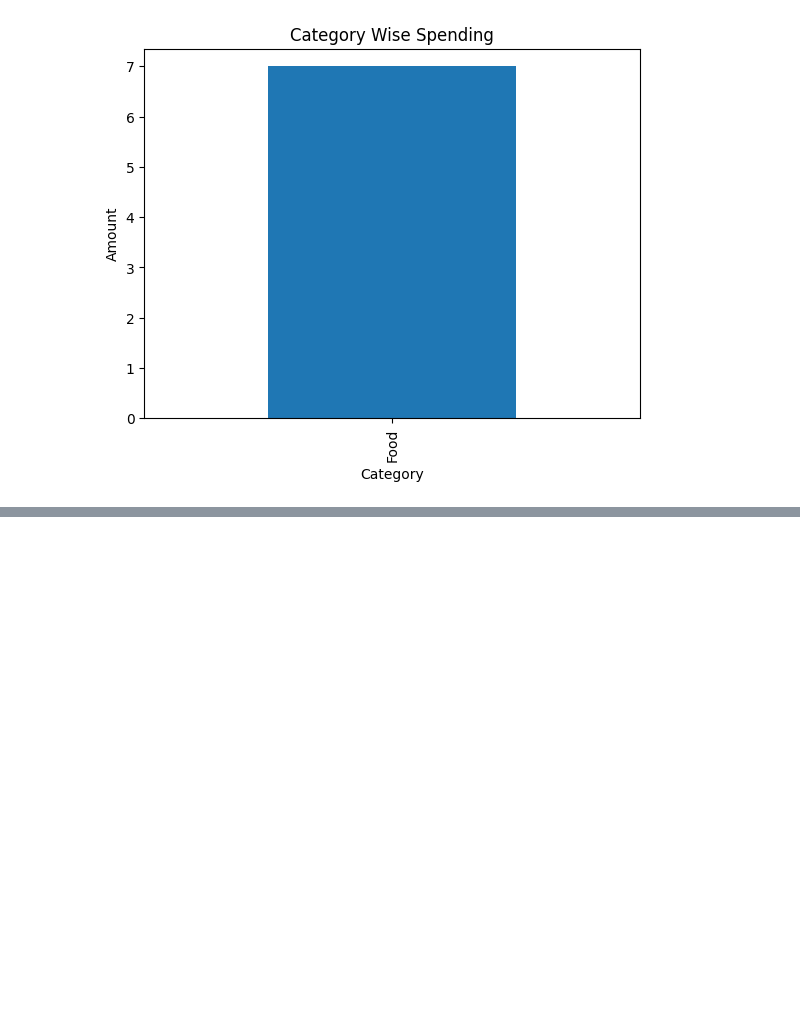
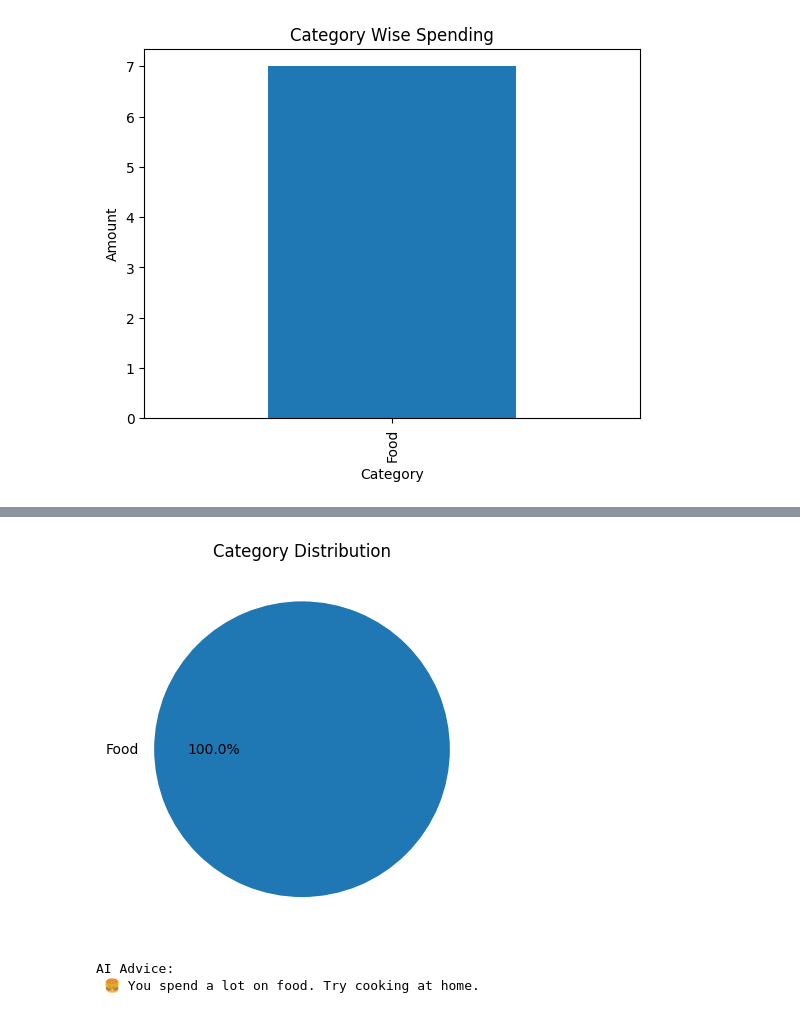
Before and after one commit to Sumit-koik/Financial-Advisor-Expense-Manager-AI-Agent-Development-Project-Dual-Track-Version, a Jupyter notebook: Untitled9.ipynb, the cells around one changed output, grey strips where cells are left out. Saved outputs shown, nothing was run; the diff lists cells and outputs as text; code cells hidden in the pictures; blank space fills up the shorter version.

```diff
--- a/Untitled9.ipynb
+++ b/Untitled9.ipynb
@@ -321,0 +324,13 @@ Enter choice: 4
+# %%
+# Total spending per category
+category_spending = df.groupby("category")["amount"].sum().sort_values(ascending=False)
+
+print("Top Spending Categories:\n", category_spending)
+
+# Top 3 categories
+top3 = category_spending.head(3)
+print("\nTop 3 Categories:\n", top3)
+
+# Average daily spending
+daily_avg = df.groupby("date")["amount"].sum().mean()
+print("\nAverage Daily Spending:", daily_avg)
@@ -321,0 +420,29 @@ Enter choice: 4
+# %%
+category_spending.plot.pie(autopct="%1.1f%%")
+plt.title("Category Distribution")
+plt.ylabel("")
+plt.show()
+# %% [output]
+[figure, added]
+# %%
+def ai_advisor(df, income):
+    total = df["amount"].sum()
+    top_category = df.groupby("category")["amount"].sum().idxmax()
+
+    if total > income:
+        return "⚠️ You are overspending! Reduce unnecessary expenses."
+
+    if top_category.lower() == "food":
+        return "🍔 You spend a lot on food. Try cooking at home."
+
+    if top_category.lower() == "shopping":
+        return "🛍️ High shopping expenses detected. Control impulse buying."
+
+    return "✅ Your finances look stable. Keep saving!"
+
+# Run advisor
+advice = ai_advisor(df, income)
+print("\nAI Advice:\n", advice)
+# %% [output]
+AI Advice:
+ 🍔 You spend a lot on food. Try cooking at home.
```
Also changed, not shown: parts of 10 cells of this notebook.
